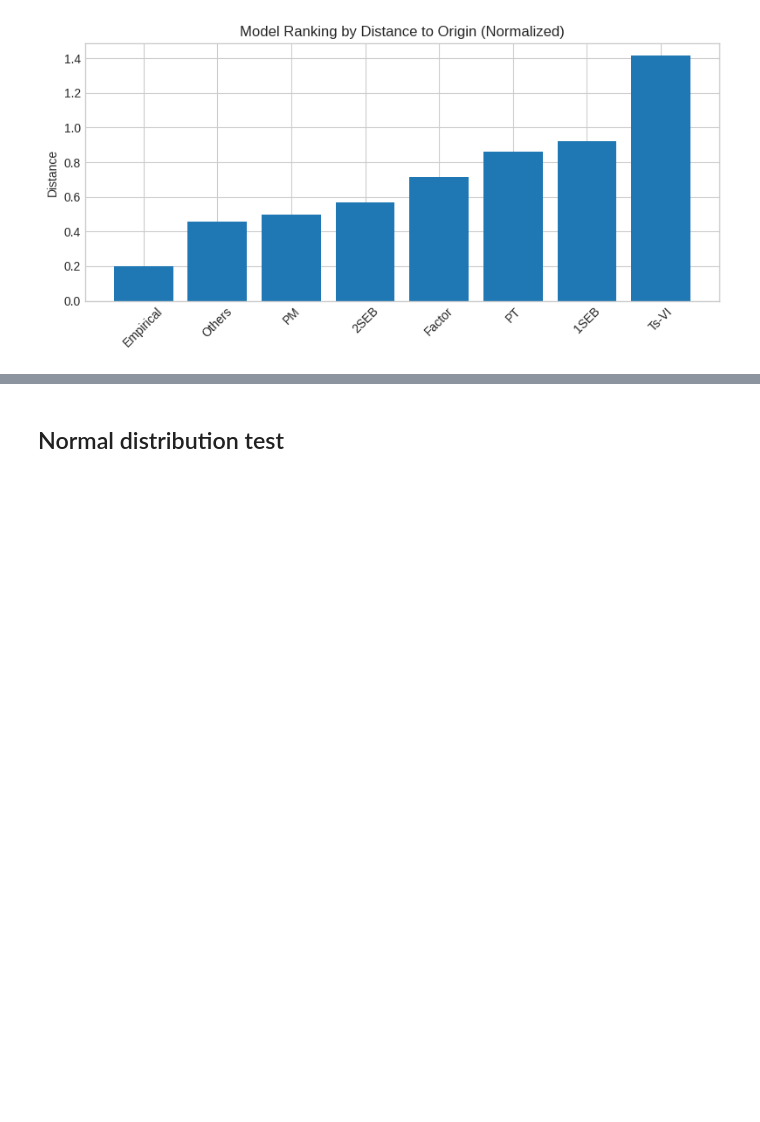
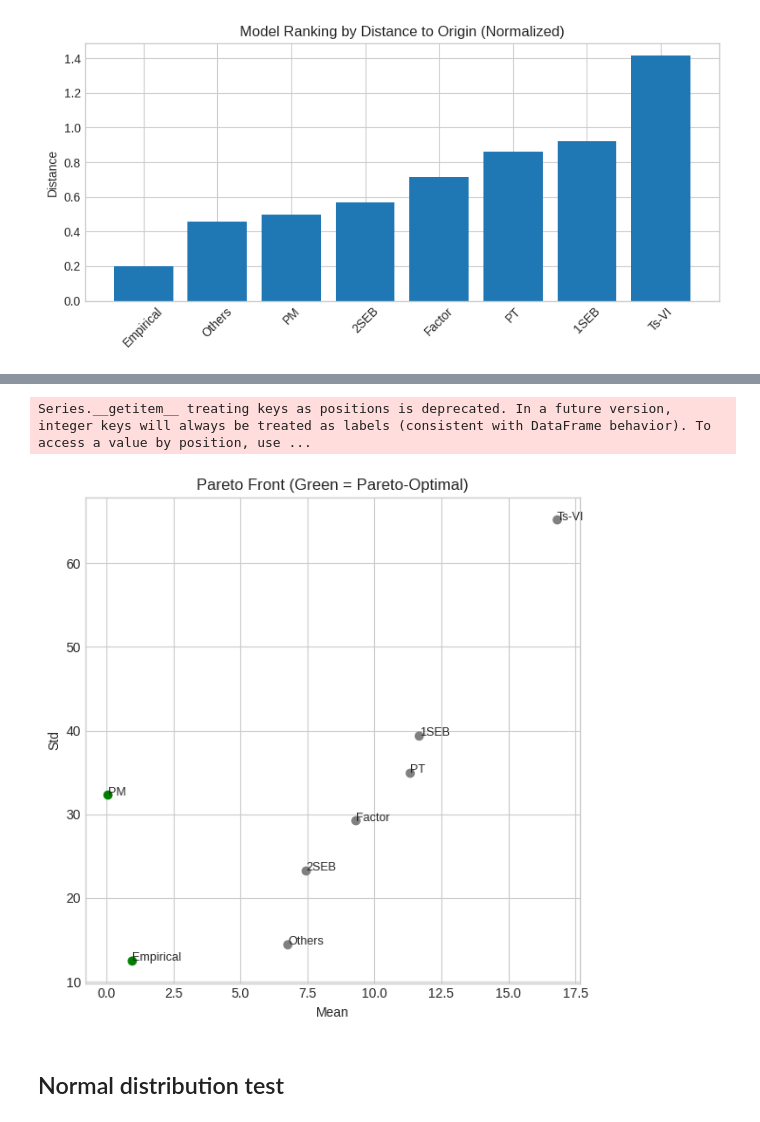
Before and after one commit to trngbich/MetaanalysisBiasET, a Jupyter notebook: PBias_meta_analyses.ipynb, the cells around one changed output, grey strips where cells are left out. Saved outputs shown, nothing was run; the diff lists cells and outputs as text; code cells hidden in the pictures; blank space fills up the shorter version.

```diff
--- a/PBias_meta_analyses.ipynb
+++ b/PBias_meta_analyses.ipynb
@@ -877,30 +902,33 @@ plt.show()
 # %%
 # Pareto front calculation
 def is_pareto_efficient(df):
     is_efficient = np.ones(df.shape[0], dtype=bool)
-    for i, (m, s) in enumerate(zip(df['Mean'], df['Std'])):
+    for i, (m, s) in enumerate(zip(df['mean'], df['std'])):
         if is_efficient[i]:
             is_efficient[is_efficient] = ~(
-                (df['Mean'][is_efficient] > m) &
-                (df['Std'][is_efficient] > s)
+                (df['mean'][is_efficient] > m) &
+                (df['std'][is_efficient] > s)
             )
             is_efficient[i] = True
     return is_efficient
-
-df['Pareto'] = is_pareto_efficient(df)
+df_ = df_model_types_stats.copy()
+df_['Pareto'] = is_pareto_efficient(df_)
 
 # Plot
-colors = ['green' if x else 'gray' for x in df['Pareto']]
+colors = ['green' if x else 'gray' for x in df_['Pareto']]
 plt.figure(figsize=(6,6))
-plt.scatter(df['Mean'], df['Std'], c=colors)
-for i in range(len(df)):
-    plt.text(df['Mean'][i], df['Std'][i], df['Model'][i], fontsize=9)
+plt.scatter(df_['mean'], df_['std'], c=colors)
+for i in range(len(df_)):
+    plt.text(df_['mean'][i], df_['std'][i], df_.index[i], fontsize=9)
 plt.xlabel('Mean')
 plt.ylabel('Std')
 plt.title('Pareto Front (Green = Pareto-Optimal)')
 plt.grid(True)
 plt.tight_layout()
 plt.show()
+# %% [output]
+Series.__getitem__ treating keys as positions is deprecated. In a future version, integer keys will always be treated as labels (consistent with DataFrame behavior). To access a value by position, use ...
+[figure, added]
 # %% [markdown]
 ## Normal distribution test
 # %%
```
Also changed, not shown: parts of 48 cells of this notebook.
